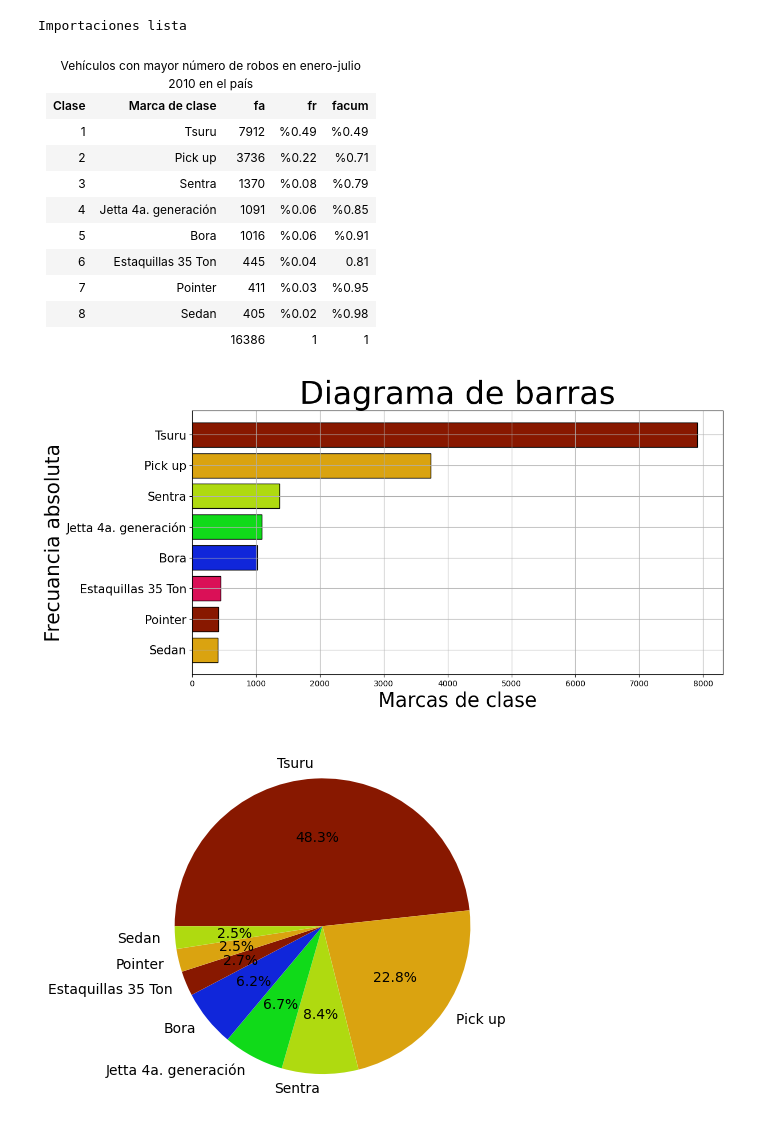
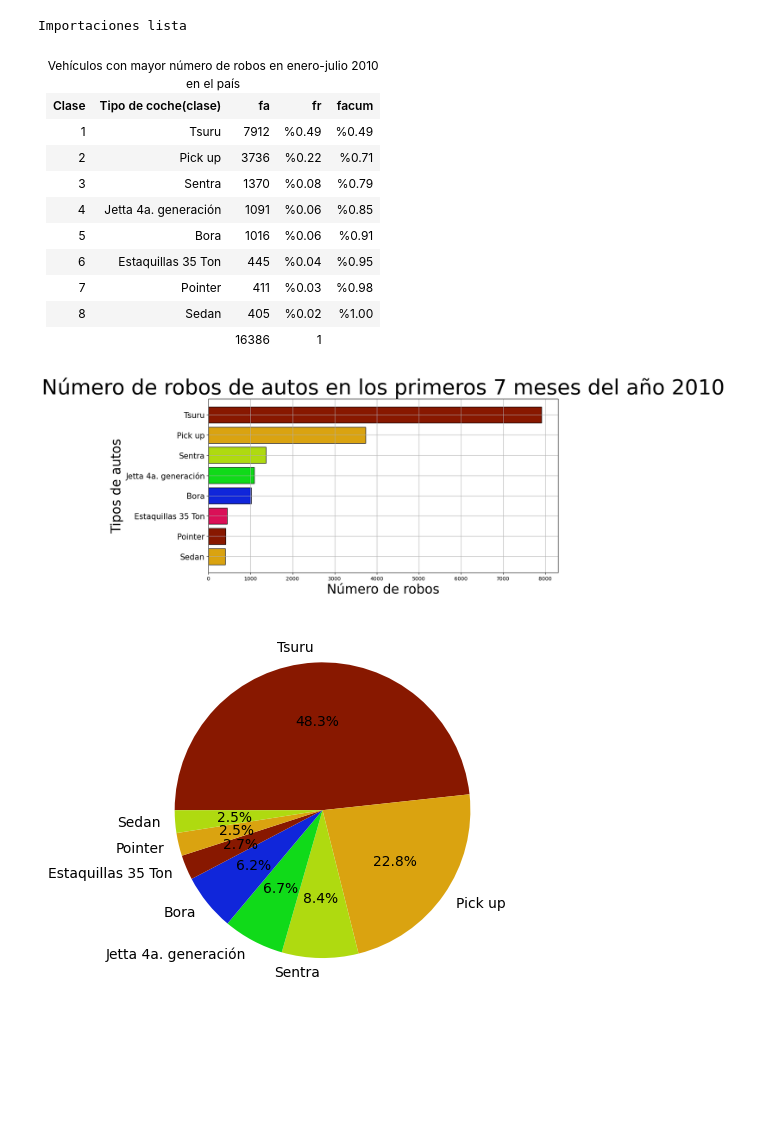
Before and after one commit to AbrahamCalva/Ejercicio_9, a Jupyter notebook: ejercicio_9.ipynb, the cells around one changed output. Cells and saved outputs as stored; diff of their text form; code cells hidden in the pictures; blank space fills up the shorter version.

```diff
--- a/ejercicio_9.ipynb
+++ b/ejercicio_9.ipynb
@@ -20,7 +27,7 @@ Importaciones lista
   <caption>Vehículos con mayor número de robos en enero-julio 2010 en el país</caption>
   <tr>
     <th>Clase</th>
-    <th>Marca de clase</th>
+    <th>Tipo de coche(clase)</th>
     <th>fa</th>
     <th>fr</th>
     <th>facum</th>
@@ -65,51 +72,51 @@ Importaciones lista
     <td>Estaquillas 35 Ton</td>
     <td>445</td>
     <td>%0.04</td>
-    <td>0.81</td>
+    <td>%0.95</td>
   </tr>
   <tr>
     <td>7</td>
     <td>Pointer</td>
     <td>411</td>
     <td>%0.03</td>
-    <td>%0.95</td>
+    <td>%0.98</td>
   </tr>
   <tr>
     <td>8</td>
     <td>Sedan</td>
     <td>405</td>
     <td>%0.02</td>
-    <td>%0.98</td>
+    <td>%1.00</td>
   </tr>
   <tr>
     <td></td>
     <td></td>
     <td>16386</td>
     <td>1</td>
-    <td>1</td>
+    <td></td>
   </tr>
 </table>
 # %%
 plt.figure(figsize = (12, 6))
 
 marcas_clase = [1, 2, 3, 4, 5, 6, 7, 8]
 frecuencia = [7912, 3736, 1370, 1091, 1016, 445, 411, 405]
 
 plt.barh(marcas_clase, frecuencia,
         height = 0.8, edgecolor = "k",
         color = ["#881800", "#DAA310", "#AFDA10", "#10DA19", "#1026DA", "#DA1057"])
 
 marcas_textos = ["Tsuru", "Pick up", "Sentra", "Jetta 4a. generación", "Bora", "Estaquillas 35 Ton", "Pointer", "Sedan"]
 
 plt.gca().invert_yaxis()
 plt.yticks(marcas_clase,marcas_textos, fontsize = 15)
-plt.ylabel("Frecuancia absoluta", fontsize = 25)
-plt.xlabel("Marcas de clase", fontsize = 25)
-plt.title("Diagrama de barras", fontsize = 40)
+plt.ylabel("Tipos de coche", fontsize = 25)
+plt.xlabel("Número de robos", fontsize = 25)
+plt.title("Número de robos de autos en los primeros 7 meses del año 2010", fontsize = 40)
 plt.grid()
 plt.show()
 # %% [output]
-[figure, old version]
+[figure, new version]
 # %%
 datos = [7912, 3736, 1370, 1091, 1016, 445, 411, 405]
 separaciones = [0, 0, 0, 0, 0, 0, 0, 0]
```
Also changed, not shown: parts of 2 cells of this notebook.
